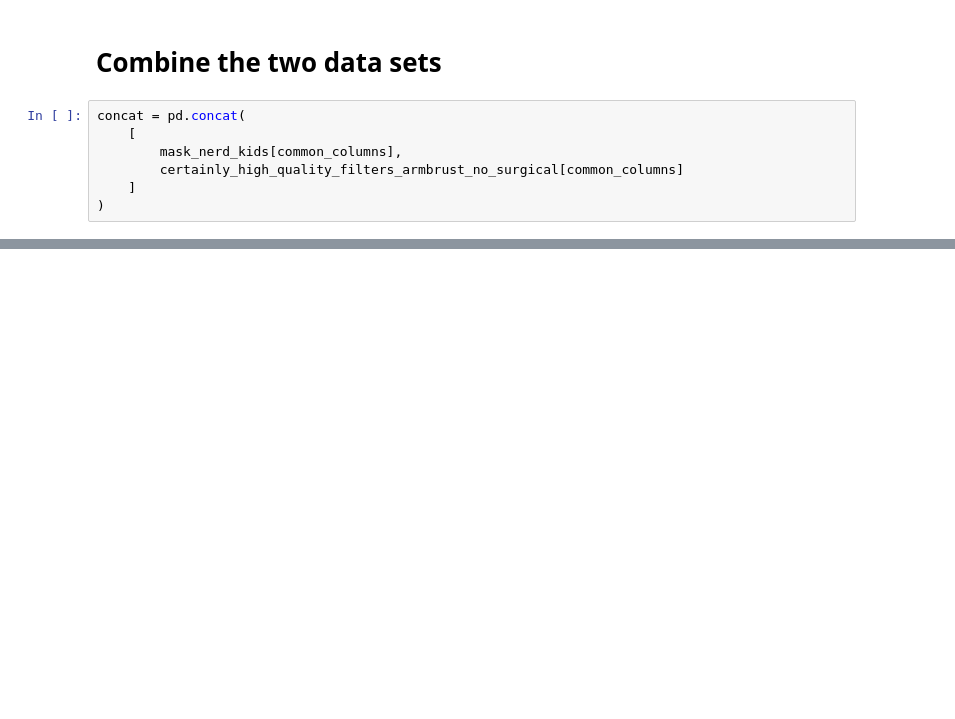
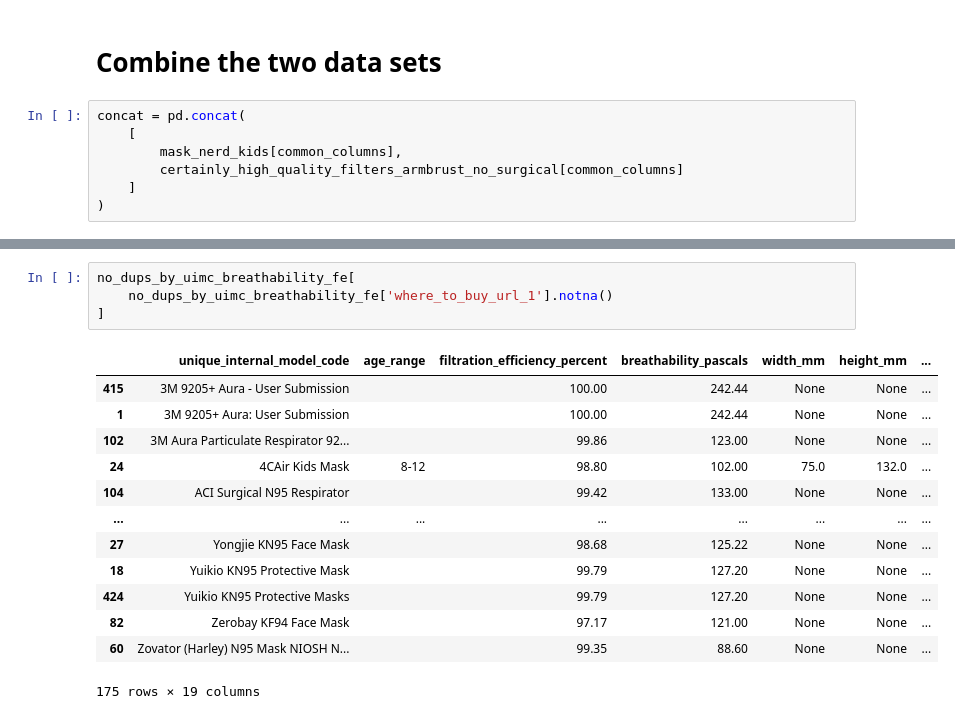
Before and after one commit to Edderic/breathesafe, a Jupyter notebook: python/mask-recommender/notebooks/combine-mask-data-sets.ipynb, the cells around one changed output, grey strips where cells are left out. Saved outputs shown, nothing was run; the diff lists cells and outputs as text; blank space fills up the shorter version.

```diff
--- a/python/mask-recommender/notebooks/combine-mask-data-sets.ipynb
+++ b/python/mask-recommender/notebooks/combine-mask-data-sets.ipynb
@@ -691,0 +730,18 @@ concat
+# %%
+no_dups_by_uimc_breathability_fe[
+    no_dups_by_uimc_breathability_fe['where_to_buy_url_1'].notna()
+]
+# %% [output]
+|  | unique_internal_model_code | age_range | filtration_efficiency_percent | breathability_pascals | width_mm | height_mm | ... |
+| 415 | 3M 9205+ Aura - User Submission |  | 100.00 | 242.44 | None | None | ... |
+| 1 | 3M 9205+ Aura: User Submission |  | 100.00 | 242.44 | None | None | ... |
+| 102 | 3M Aura Particulate Respirator 92... |  | 99.86 | 123.00 | None | None | ... |
+| 24 | 4CAir Kids Mask | 8-12 | 98.80 | 102.00 | 75.0 | 132.0 | ... |
+| 104 | ACI Surgical N95 Respirator |  | 99.42 | 133.00 | None | None | ... |
+| ... | ... | ... | ... | ... | ... | ... | ... |
+| 27 | Yongjie KN95 Face Mask |  | 98.68 | 125.22 | None | None | ... |
+| 18 | Yuikio KN95 Protective Mask |  | 99.79 | 127.20 | None | None | ... |
+| 424 | Yuikio KN95 Protective Masks |  | 99.79 | 127.20 | None | None | ... |
+| 82 | Zerobay KF94 Face Mask |  | 97.17 | 121.00 | None | None | ... |
+| 60 | Zovator (Harley) N95 Mask NIOSH N... |  | 99.35 | 88.60 | None | None | ... |
+175 rows × 19 columns
```
Also changed, not shown: parts of 65 cells of this notebook.
